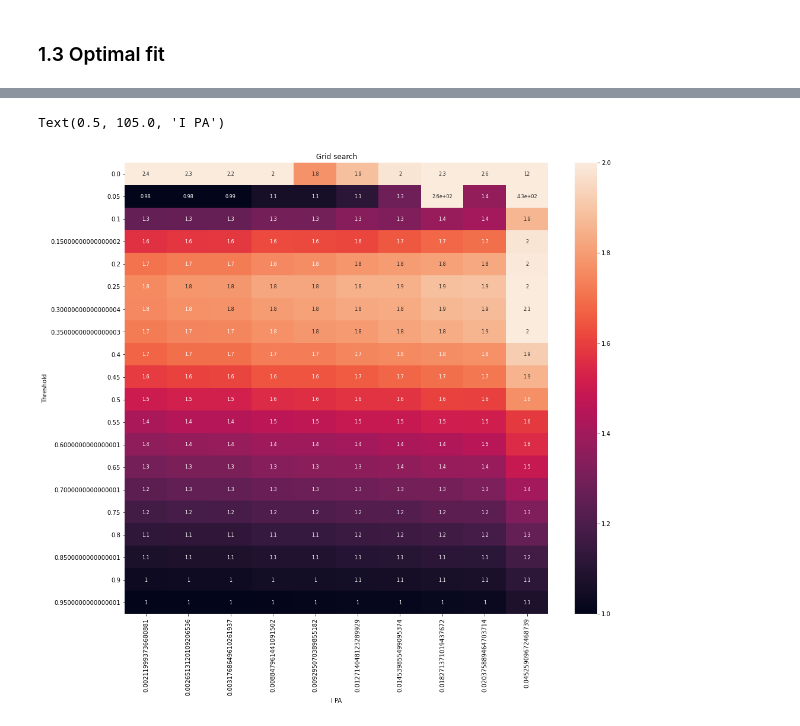
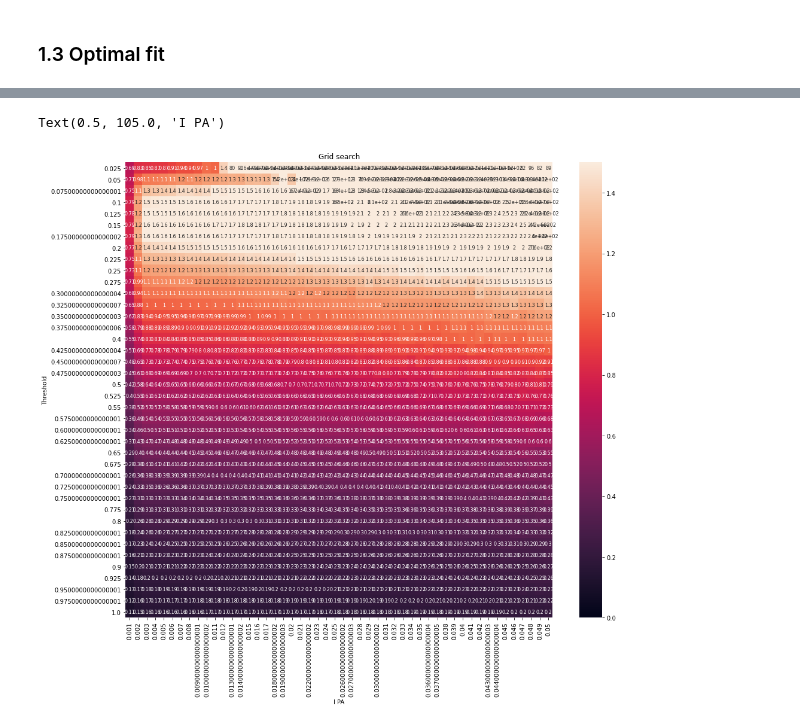
Before and after one commit to MovezNetwork/ABM-PA, a Jupyter notebook: notebooks/tuning_com_network.ipynb, the cells around one changed output, grey strips where cells are left out. Cells and saved outputs as stored; diff of their text form; code cells hidden in the pictures.

```diff
--- a/notebooks/tuning_com_network.ipynb
+++ b/notebooks/tuning_com_network.ipynb
@@ -127,13 +128,15 @@ a.plot(figsize=((15,10)))
 # %%
 # specify parameter space for grid search
-t_seq = np.arange(0,1,0.05)
+t_seq = np.arange(0.025,1.025,0.025)
+i_seq = np.arange(0.001,0.051,0.001)
+
+
 # i_seq < 0.1
-random.seed(4321)
-i_seq = []
-for i in range(10):
-    i_seq.append(random.uniform(0,0.05))
-
-i_seq.sort()
+#random.seed(4321)
+#i_seq = []
+#for i in range(20):
+#    i_seq.append(random.uniform(0,0.05))
+#i_seq.sort()
 # %%
 result_error2, result_child2, result_cl2, empirical_data2 = tuning.execute_grid_search(t_range=t_seq,
                                                                                    i_range=i_seq,
@@ -185,11 +189,11 @@ errors_df2
 # %%
 # plot heatmap of grid search
 plt.figure(figsize=((16,14)))
 plt.title('Grid search')
-sns.heatmap(errors_df2, annot=True, annot_kws={"size": 8}, vmin=1, vmax=2)
+sns.heatmap(errors_df2, annot=True, annot_kws={"size": 8}, vmin=0, vmax=1.5)
 plt.ylabel('Threshold')
 plt.xlabel('I PA')
 # %% [output]
 Text(0.5, 105.0, 'I PA')
-[figure, old version]
+[figure, new version]
 # %%
```
Also changed, not shown: parts of 20 cells of this notebook, 6 other files.
